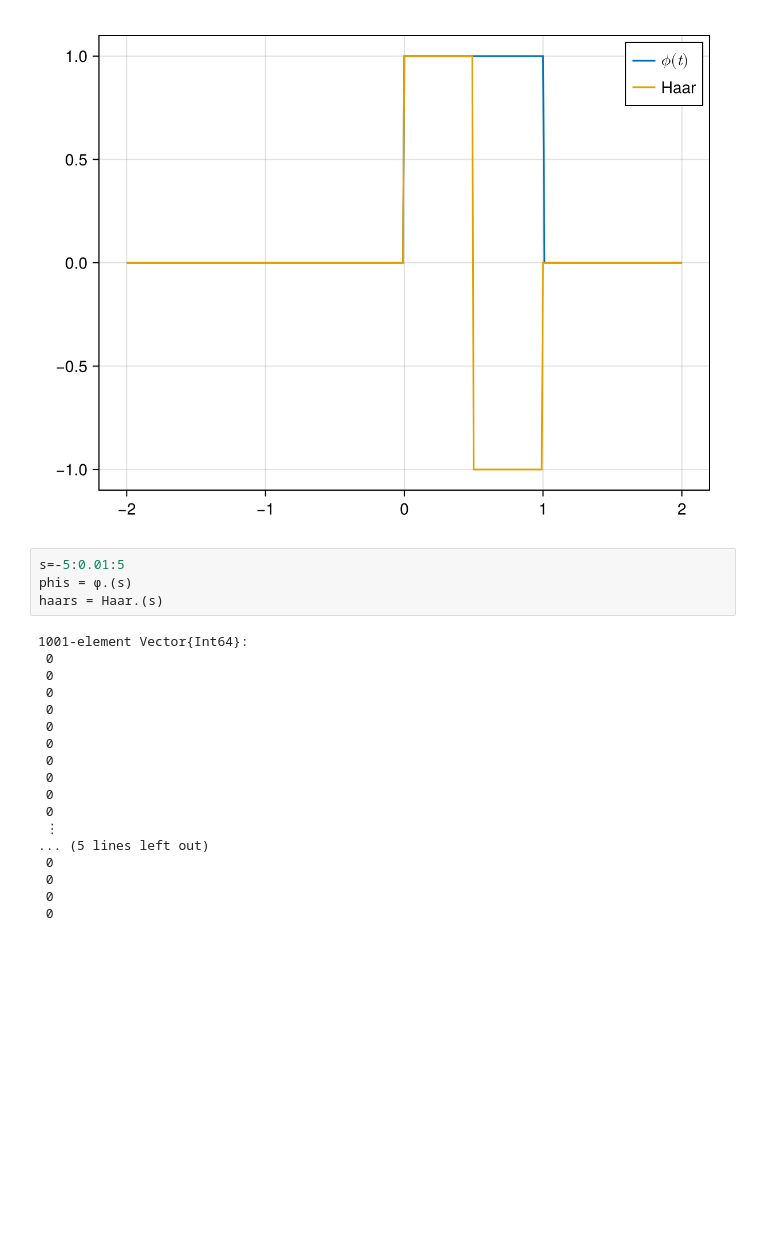
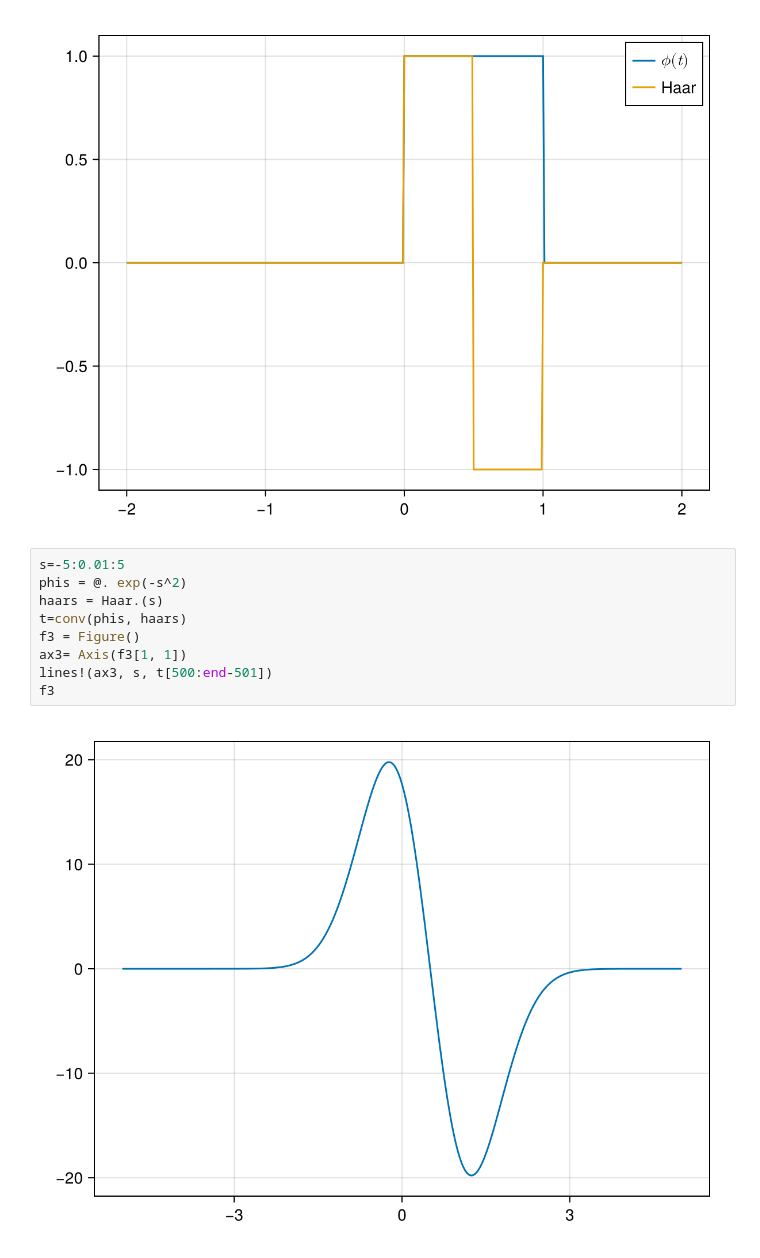
Before and after one commit to Julia-KAERI/Julia-kaeri.github.io, a Jupyter notebook: src/image_processing/wavelet/wavelets.ipynb, the cells around one changed output. Cells and saved outputs as stored; diff of their text form; blank space fills up the shorter version.

```diff
--- a/src/image_processing/wavelet/wavelets.ipynb
+++ b/src/image_processing/wavelet/wavelets.ipynb
@@ -24,23 +27,12 @@ f
 [figure]
 # %%
 s=-5:0.01:5
-phis = ϕ.(s)
+phis = @. exp(-s^2)
 haars = Haar.(s)
+t=conv(phis, haars)
+f3 = Figure()
+ax3= Axis(f3[1, 1])
+lines!(ax3, s, t[500:end-501])
+f3
 # %% [output]
-1001-element Vector{Int64}:
- 0
- 0
- 0
- 0
- 0
- 0
- 0
- 0
- 0
- 0
- ⋮
-... (5 lines left out)
- 0
- 0
- 0
- 0
+[figure, added]
```
Also changed, not shown: parts of 5 cells of this notebook.
